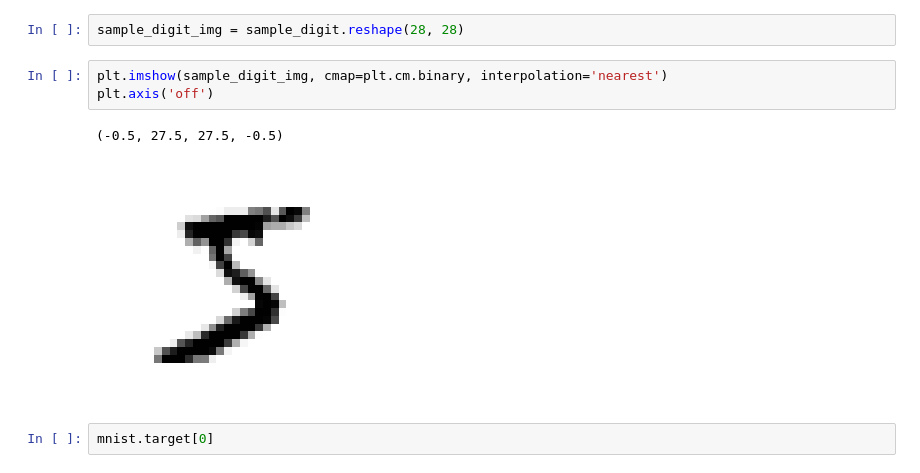
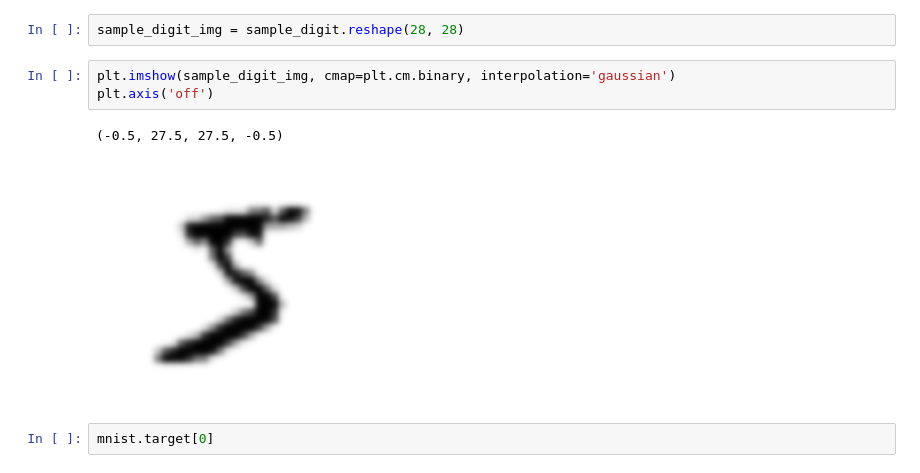
Before and after one commit to Gunjan933/machine-learning, a Jupyter notebook: Classification.ipynb, the cells around one changed output. Saved outputs shown, nothing was run; the diff lists cells and outputs as text.

```diff
--- a/Classification.ipynb
+++ b/Classification.ipynb
@@ -34,11 +32,11 @@ sample_digit = mnist.data[0]
 # %%
 sample_digit_img = sample_digit.reshape(28, 28)
 # %%
-plt.imshow(sample_digit_img, cmap=plt.cm.binary, interpolation='nearest')
+plt.imshow(sample_digit_img, cmap=plt.cm.binary, interpolation='gaussian')
 plt.axis('off')
 # %% [output]
 (-0.5, 27.5, 27.5, -0.5)
-[figure, old version]
+[figure, new version]
 # %%
 mnist.target[0]
 # %% [output]
```
Also changed, not shown: parts of 65 cells of this notebook, 3 other files.
